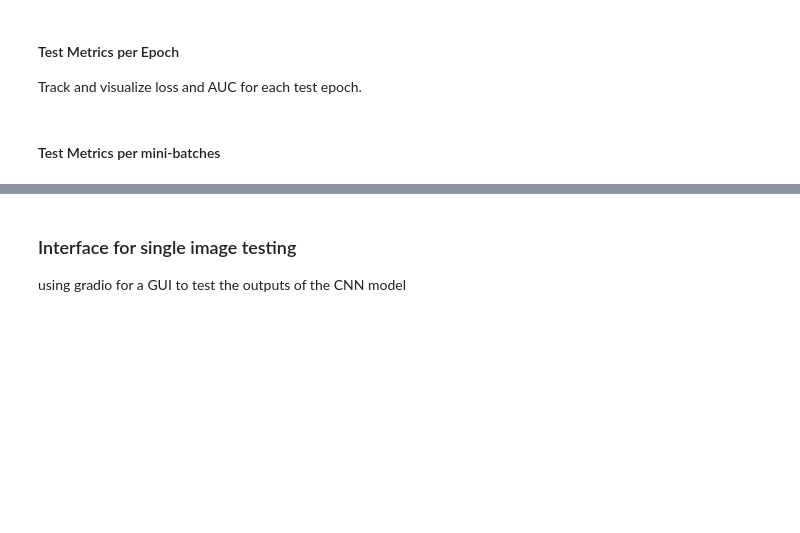
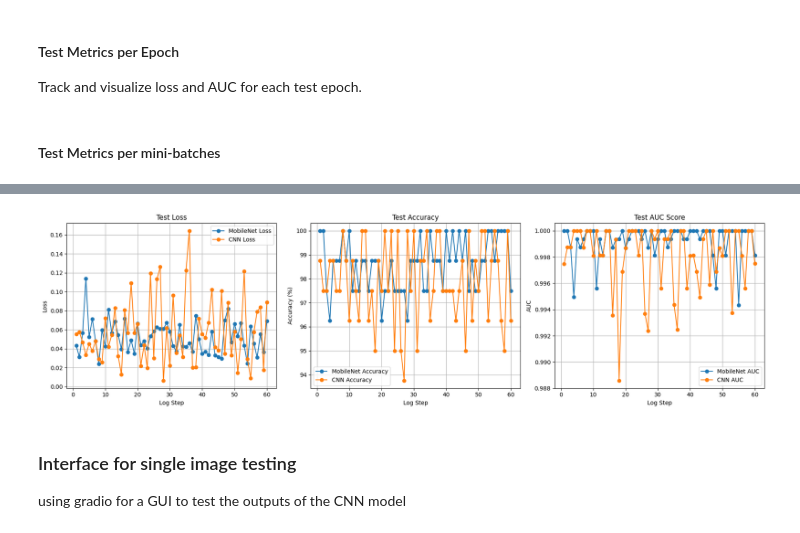
Before and after one commit to jobsalhi/Fake-Vs-Real-Image-detection, a Jupyter notebook: explore.ipynb, the cells around one changed output, grey strips where cells are left out. Saved outputs shown, nothing was run; the diff lists cells and outputs as text; code cells hidden in the pictures; blank space fills up the shorter version.

```diff
--- a/explore.ipynb
+++ b/explore.ipynb
@@ -652,3 +779,45 @@ plt.show()
+# %%
+import matplotlib.pyplot as plt
+
+epochs_mobilenet = range(1, len(test_losses_mobilenet) + 1)
+epochs_cnn = range(1, len(test_losses) + 1)
+
+plt.figure(figsize=(18, 5))
+
+# Plot Loss
+plt.subplot(1, 3, 1)
+plt.plot(epochs_mobilenet, test_losses_mobilenet, label='MobileNet Loss', marker='o')
+plt.plot(epochs_cnn, test_losses, label='CNN Loss', marker='o')
+plt.title('Test Loss')
+plt.xlabel('Log Step')
+plt.ylabel('Loss')
+plt.legend()
+plt.grid(True)
+
+# Plot Accuracy
+plt.subplot(1, 3, 2)
+plt.plot(epochs_mobilenet, test_accuracies_mobilenet, label='MobileNet Accuracy', marker='o')
+plt.plot(epochs_cnn, test_accuracies, label='CNN Accuracy', marker='o')
+plt.title('Test Accuracy')
+plt.xlabel('Log Step')
+plt.ylabel('Accuracy (%)')
+plt.legend()
+plt.grid(True)
+
+# Plot AUC
+plt.subplot(1, 3, 3)
+plt.plot(epochs_mobilenet, test_auc_scores_mobilenet, label='MobileNet AUC', marker='o')
+plt.plot(epochs_cnn, test_auc_scores, label='CNN AUC', marker='o')
+plt.title('Test AUC Score')
+plt.xlabel('Log Step')
+plt.ylabel('AUC')
+plt.legend()
+plt.grid(True)
+
+plt.tight_layout()
+plt.show()
+# %% [output]
+[figure, added]
 # %% [markdown]
 ### Interface for single image testing
 using gradio for a GUI to test the outputs of the CNN model
```
Also changed, not shown: parts of 10 cells of this notebook.
